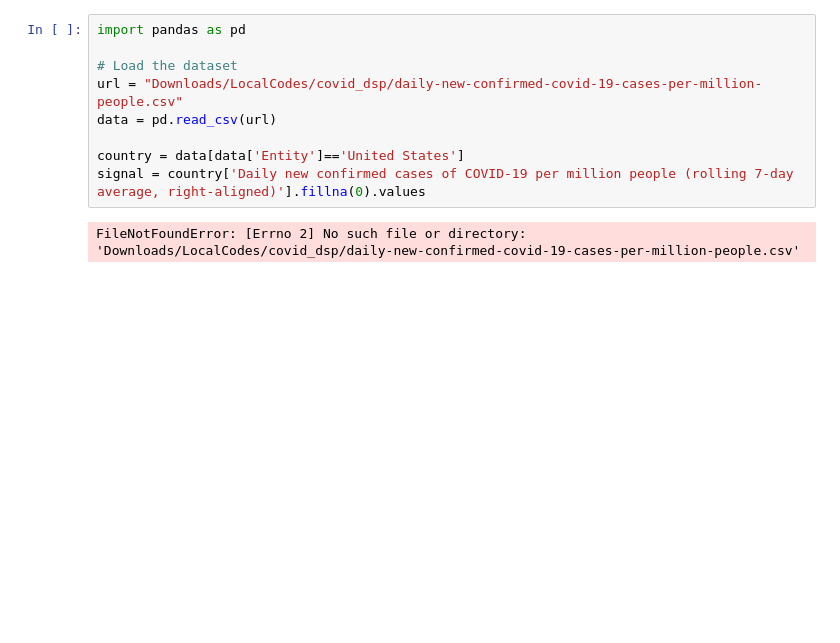
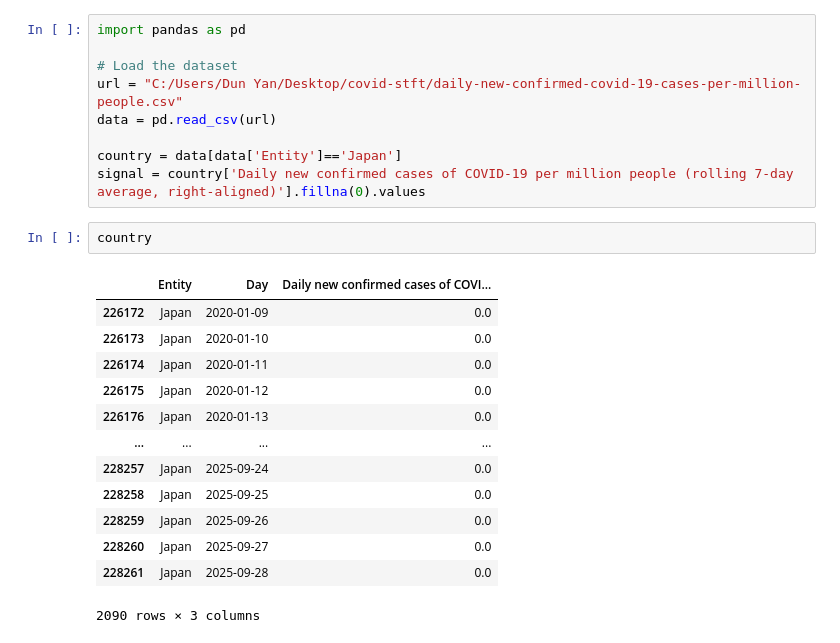
Before and after one commit to dunyanong/covid-stft, a Jupyter notebook: STFT.ipynb, the cells around one changed output. Cells and saved outputs as stored; diff of their text form; blank space fills up the shorter version.

```diff
--- a/STFT.ipynb
+++ b/STFT.ipynb
@@ -2,10 +2,24 @@
 import pandas as pd
 
 # Load the dataset
-url = "Downloads/LocalCodes/covid_dsp/daily-new-confirmed-covid-19-cases-per-million-people.csv"
+url = "C:/Users/Dun Yan/Desktop/covid-stft/daily-new-confirmed-covid-19-cases-per-million-people.csv"
 data = pd.read_csv(url)
 
-country = data[data['Entity']=='United States']
+country = data[data['Entity']=='Japan']
 signal = country['Daily new confirmed cases of COVID-19 per million people (rolling 7-day average, right-aligned)'].fillna(0).values
-# %% [output]
-FileNotFoundError: [Errno 2] No such file or directory: 'Downloads/LocalCodes/covid_dsp/daily-new-confirmed-covid-19-cases-per-million-people.csv'
+# %%
+country
+# %% [output]
+|  | Entity | Day | Daily new confirmed cases of COVI... |
+| 226172 | Japan | 2020-01-09 | 0.0 |
+| 226173 | Japan | 2020-01-10 | 0.0 |
+| 226174 | Japan | 2020-01-11 | 0.0 |
+| 226175 | Japan | 2020-01-12 | 0.0 |
+| 226176 | Japan | 2020-01-13 | 0.0 |
+| ... | ... | ... | ... |
+| 228257 | Japan | 2025-09-24 | 0.0 |
+| 228258 | Japan | 2025-09-25 | 0.0 |
+| 228259 | Japan | 2025-09-26 | 0.0 |
+| 228260 | Japan | 2025-09-27 | 0.0 |
+| 228261 | Japan | 2025-09-28 | 0.0 |
+2090 rows × 3 columns
```
Also changed, not shown: parts of 2 cells of this notebook.
